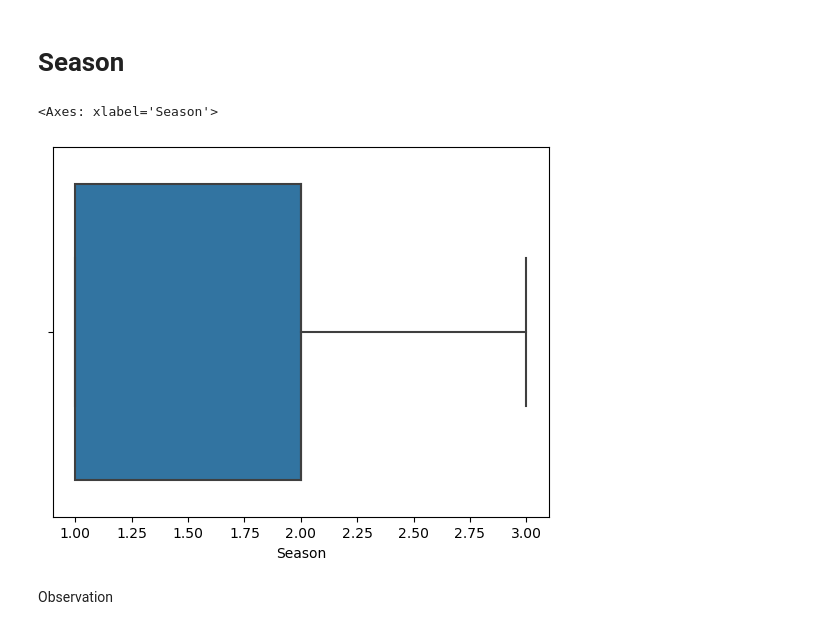
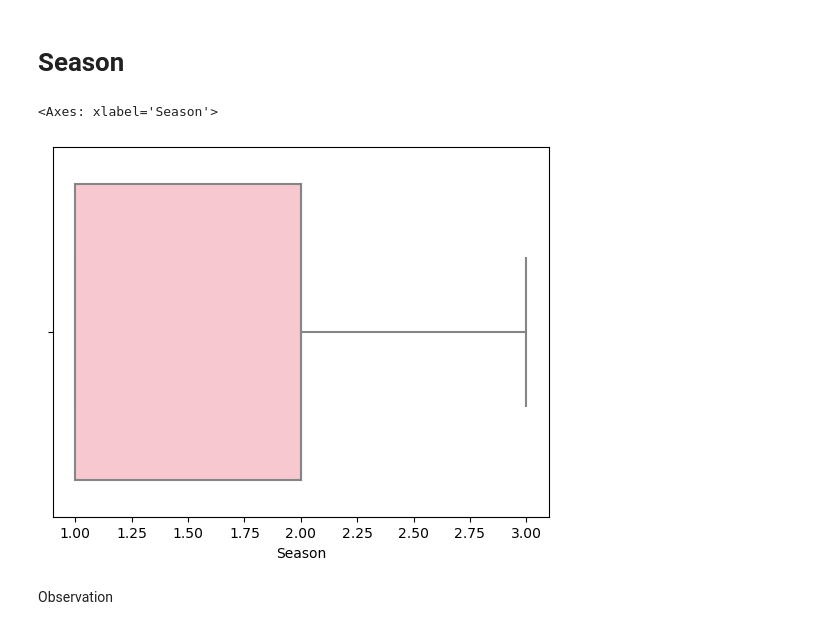
Before and after one commit to debasishnayak12/ML_Project, a Jupyter notebook: ML_project_agr_.ipynb, the cells around one changed output. Saved outputs shown, nothing was run; the diff lists cells and outputs as text; code cells hidden in the pictures.

```diff
--- a/ML_project_agr_.ipynb
+++ b/ML_project_agr_.ipynb
@@ -7,8 +7,8 @@ import matplotlib.pyplot as plt
 import warnings
 warnings.filterwarnings("ignore")
 # %%
-df_train=pd.read_csv("https://raw.githubusercontent.com/RanjitM007/DATASETS/main/Agriculture%20Crop%20Damage/test_pFkWwen.csv")
-df_test=pd.read_csv("https://raw.githubusercontent.com/RanjitM007/DATASETS/main/Agriculture%20Crop%20Damage/train_yaOffsB.csv")
+df_train=pd.read_csv(r"C:\Users\madhu\Downloads\train_yaOffsB.csv")
+df_test=pd.read_csv(r"C:\Users\madhu\Downloads\test_pFkWwen.csv")
 # %% [markdown]
 # Column Name → Description
 Id UniqueID
@@ -338,10 +338,10 @@ sns.boxplot(data=df_agr,x="Number_Weeks_Quit")
 # %% [markdown]
 # Season
 # %%
-sns.boxplot(data=df_agr,x="Season")
+sns.boxplot(data=df_agr,x="Season",color='pink')
 # %% [output]
 <Axes: xlabel='Season'>
-[figure, old version]
+[figure, new version]
 # %% [markdown]
 Observation
 # %% [markdown]
```
Also changed, not shown: parts of 74 cells of this notebook.
